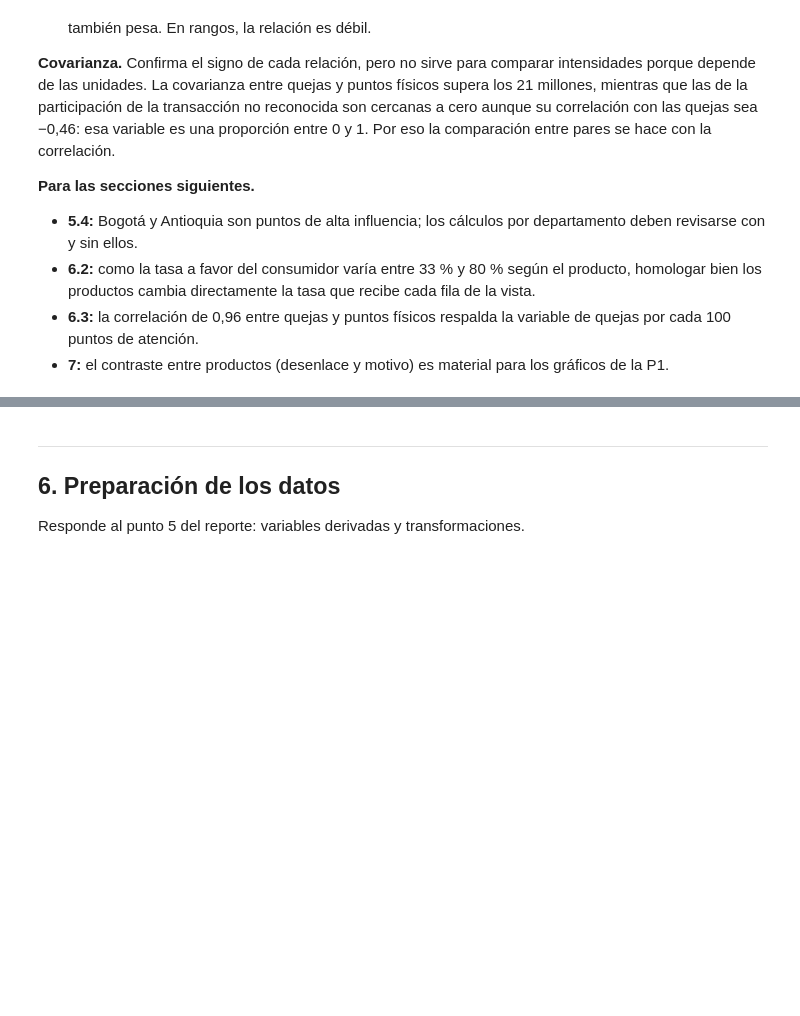
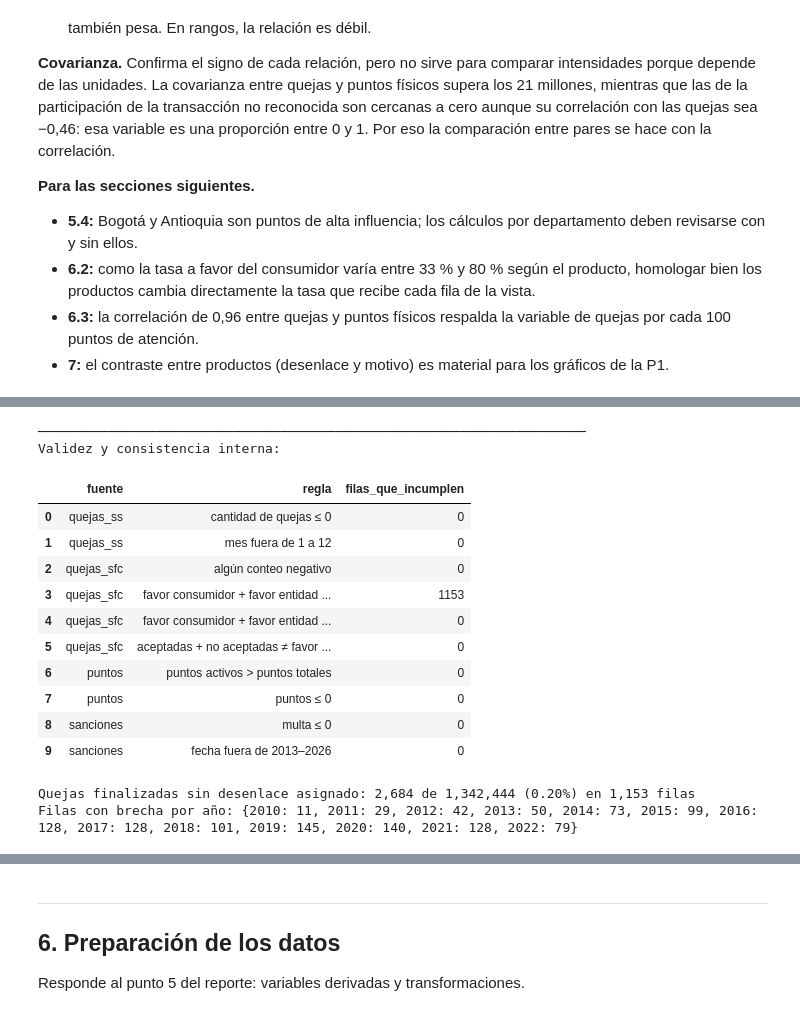
Before and after one commit to BautistaDavid/proyecto-final-gestion-datos, a Jupyter notebook: ProyectoFinal_DavidBautista_BelkyMayorga_FabianBecerra.ipynb, the cells around one changed output, grey strips where cells are left out. Drawn from its saved outputs; the diff is of its cells as text; code cells hidden in the pictures; blank space fills up the shorter version.

```diff
--- a/ProyectoFinal_DavidBautista_BelkyMayorga_FabianBecerra.ipynb
+++ b/ProyectoFinal_DavidBautista_BelkyMayorga_FabianBecerra.ipynb
@@ -1444,0 +1492,41 @@ plt.show()
+# %%
+f = quejas_sfc
+con_desenlace = f["quejas_finalizad_favor_consum"] + f["quejas_finalizad_favor_entidad"]
+REGLAS = {
+    ("quejas_ss", "cantidad de quejas ≤ 0"): quejas_ss["cantidad_quejas_recibidas"] <= 0,
+    ("quejas_ss", "mes fuera de 1 a 12"): ~quejas_ss["mes_creacion"].between(1, 12),
+    ("quejas_sfc", "algún conteo negativo"): (f.select_dtypes("number") < 0).any(axis=1),
+    ("quejas_sfc", "favor consumidor + favor entidad < finalizadas"): con_desenlace < f["quejas_finalizadas"],
+    ("quejas_sfc", "favor consumidor + favor entidad > finalizadas"): con_desenlace > f["quejas_finalizadas"],
+    ("quejas_sfc", "aceptadas + no aceptadas ≠ favor consumidor"):
+        f["quejas_favor_consum_acep"] + f["quejas_favor_consum_noacep"] != f["quejas_finalizad_favor_consum"],
+    ("puntos", "puntos activos > puntos totales"):
+        puntos["cantidad_puntos_antecion_activos"] > puntos["cantidad_puntos_atencion"],
+    ("puntos", "puntos ≤ 0"): puntos["cantidad_puntos_atencion"] <= 0,
+    ("sanciones", "multa ≤ 0"): sanciones["valor"] <= 0,
+    ("sanciones", "fecha fuera de 2013–2026"): ~sanciones["fecha_emitida"].between("2013-01-01", "2026-12-31"),
+}
+print(f"{'─'*70}\nValidez y consistencia interna:")
+display(pd.DataFrame([{"fuente": fuente, "regla": regla, "filas_que_incumplen": int(falla.sum())}
+                      for (fuente, regla), falla in REGLAS.items()]))
+
+brecha = f["quejas_finalizadas"] - con_desenlace
+print(f"Quejas finalizadas sin desenlace asignado: {brecha.sum():,} de {f['quejas_finalizadas'].sum():,} "
+      f"({brecha.sum() / f['quejas_finalizadas'].sum():.2%}) en {(brecha > 0).sum():,} filas")
+print("Filas con brecha por año:", f.loc[brecha > 0].groupby(f["fecha_corte"].dt.year).size().to_dict())
+# %% [output]
+──────────────────────────────────────────────────────────────────────
+Validez y consistencia interna:
+|  | fuente | regla | filas_que_incumplen |
+| 0 | quejas_ss | cantidad de quejas ≤ 0 | 0 |
+| 1 | quejas_ss | mes fuera de 1 a 12 | 0 |
+| 2 | quejas_sfc | algún conteo negativo | 0 |
+| 3 | quejas_sfc | favor consumidor + favor entidad ... | 1153 |
+| 4 | quejas_sfc | favor consumidor + favor entidad ... | 0 |
+| 5 | quejas_sfc | aceptadas + no aceptadas ≠ favor ... | 0 |
+| 6 | puntos | puntos activos > puntos totales | 0 |
+| 7 | puntos | puntos ≤ 0 | 0 |
+| 8 | sanciones | multa ≤ 0 | 0 |
+| 9 | sanciones | fecha fuera de 2013–2026 | 0 |
+Quejas finalizadas sin desenlace asignado: 2,684 de 1,342,444 (0.20%) en 1,153 filas
+Filas con brecha por año: {2010: 11, 2011: 29, 2012: 42, 2013: 50, 2014: 73, 2015: 99, 2016: 128, 2017: 128, 2018: 101, 2019: 145, 2020: 140, 2021: 128, 2022: 79}
```
Also changed, not shown: parts of 6 cells of this notebook.
